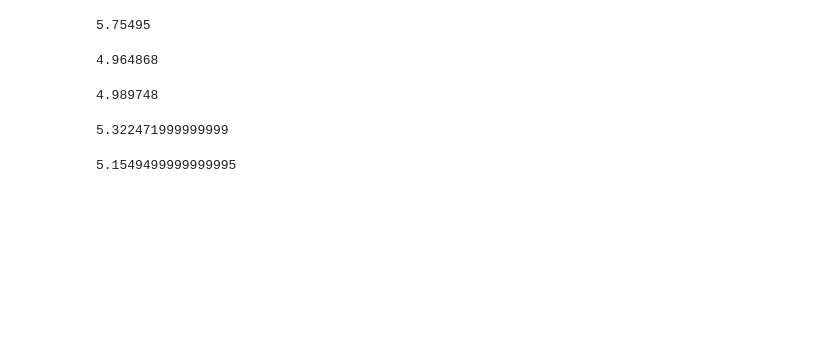
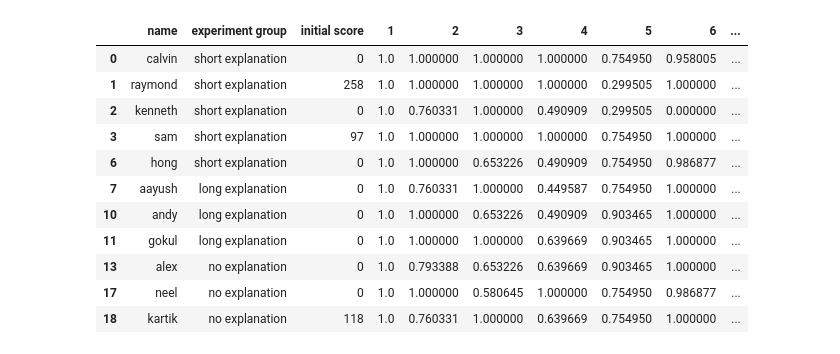
Before and after one commit to shermanluo/Connect4Agents, a Jupyter notebook: DivingGame/Analyze Data.ipynb, the cells around one changed output. Saved outputs shown, nothing was run; the diff lists cells and outputs as text; code cells hidden in the pictures; blank space fills up the shorter version.

```diff
--- a/DivingGame/Analyze Data.ipynb
+++ b/DivingGame/Analyze Data.ipynb
@@ -103,20 +128,17 @@ df
-# %%
-1.000000 + 1.000000 + 1.000000 + 1.000000 + 0.754950 + 1.000000 #
-# %% [output]
-5.75495
-# %%
-1.000000 + 0.760331 + 1.000000 + 0.449587 + 0.754950 + 1.000000 #
-# %% [output]
-4.964868
-# %%
-1.000000 + 0.793388 + 0.653226 + 0.639669 + 0.903465 + 1.000000
-# %% [output]
-4.989748
-# %%
-1.000000 + 1.000000 + 0.580645 + 1.000000 + 0.754950 + 0.986877
-# %% [output]
-5.322471999999999
-# %%
-1.000000 + 0.760331 + 1.000000 + 0.639669 + 0.754950 + 1.000000
-# %% [output]
-5.1549499999999995
+# %%
+group1 = df[(df['group'] == 1)][['name', 'experiment group', 'initial score', 1, 2, 3, 4, 5, 6, 7, 8]]
+group1['sum'] = group1.iloc[:, 3:].sum(axis = 1)
+group1
+# %% [output]
+|  | name | experiment group | initial score | 1 | 2 | 3 | 4 | 5 | 6 | ... |
+| 0 | calvin | short explanation | 0 | 1.0 | 1.000000 | 1.000000 | 1.000000 | 0.754950 | 0.958005 | ... |
+| 1 | raymond | short explanation | 258 | 1.0 | 1.000000 | 1.000000 | 1.000000 | 0.299505 | 1.000000 | ... |
+| 2 | kenneth | short explanation | 0 | 1.0 | 0.760331 | 1.000000 | 0.490909 | 0.299505 | 0.000000 | ... |
+| 3 | sam | short explanation | 97 | 1.0 | 1.000000 | 1.000000 | 1.000000 | 0.754950 | 1.000000 | ... |
+| 6 | hong | short explanation | 0 | 1.0 | 1.000000 | 0.653226 | 0.490909 | 0.754950 | 0.986877 | ... |
+| 7 | aayush | long explanation | 0 | 1.0 | 0.760331 | 1.000000 | 0.449587 | 0.754950 | 1.000000 | ... |
+| 10 | andy | long explanation | 0 | 1.0 | 1.000000 | 0.653226 | 0.490909 | 0.903465 | 1.000000 | ... |
+| 11 | gokul | long explanation | 0 | 1.0 | 1.000000 | 1.000000 | 0.639669 | 0.903465 | 1.000000 | ... |
+| 13 | alex | no explanation | 0 | 1.0 | 0.793388 | 0.653226 | 0.639669 | 0.903465 | 1.000000 | ... |
+| 17 | neel | no explanation | 0 | 1.0 | 1.000000 | 0.580645 | 1.000000 | 0.754950 | 0.986877 | ... |
+| 18 | kartik | no explanation | 118 | 1.0 | 0.760331 | 1.000000 | 0.639669 | 0.754950 | 1.000000 | ... |
```
Also changed, not shown: parts of 21 cells of this notebook, 17 other files.
